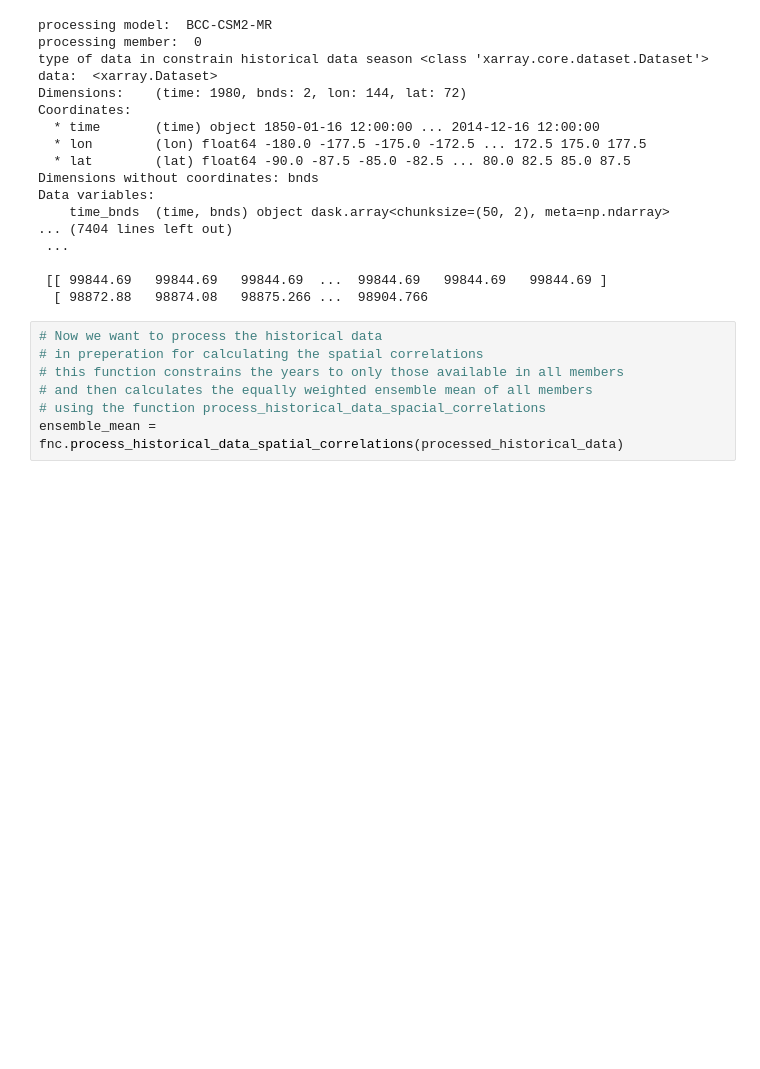
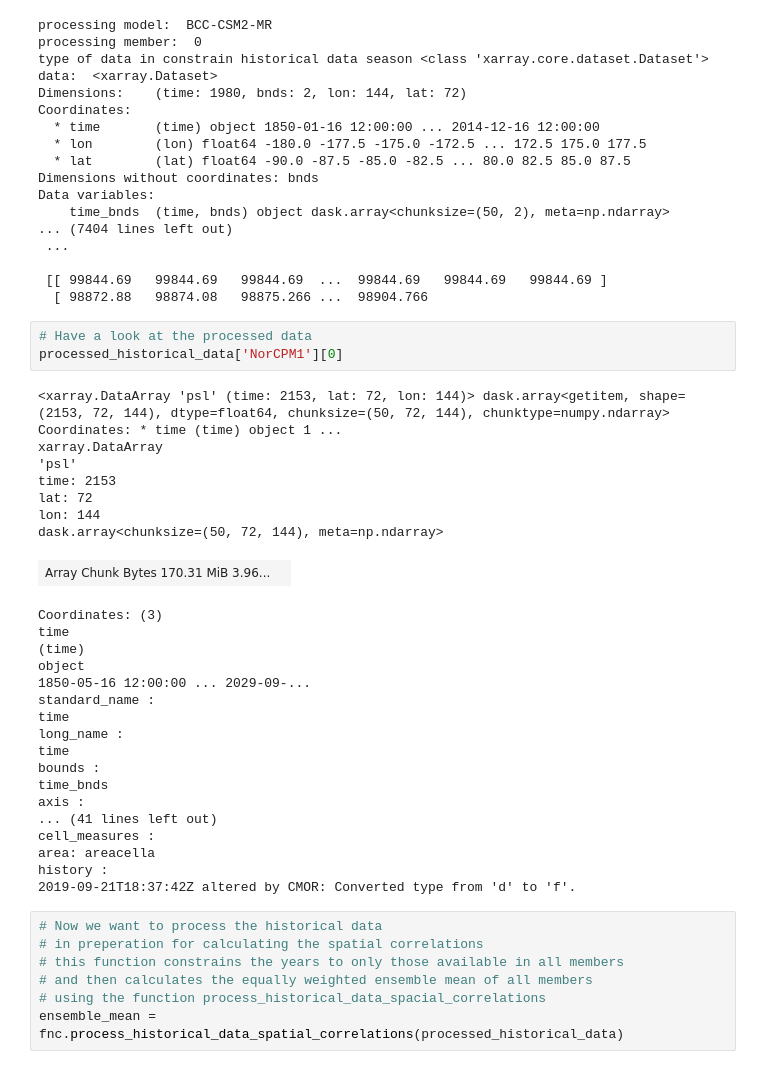
Before and after one commit to benhutchmet/skill-maps-historical, a Jupyter notebook: plotting.ipynb, the cells around one changed output. Drawn from its saved outputs; the diff is of its cells as text; blank space fills up the shorter version.

```diff
--- a/plotting.ipynb
+++ b/plotting.ipynb
@@ -119,6 +119,35 @@ Data variables:
 
  [[ 99844.69   99844.69   99844.69  ...  99844.69   99844.69   99844.69 ]
   [ 98872.88   98874.08   98875.266 ...  98904.766
+# %%
+# Have a look at the processed data
+processed_historical_data['NorCPM1'][0]
+# %% [output]
+<xarray.DataArray 'psl' (time: 2153, lat: 72, lon: 144)> dask.array<getitem, shape=(2153, 72, 144), dtype=float64, chunksize=(50, 72, 144), chunktype=numpy.ndarray> Coordinates: * time (time) object 1 ...
+xarray.DataArray
+'psl'
+time: 2153
+lat: 72
+lon: 144
+dask.array<chunksize=(50, 72, 144), meta=np.ndarray>
+| Array Chunk Bytes 170.31 MiB 3.96... |  |
+Coordinates: (3)
+time
+(time)
+object
+1850-05-16 12:00:00 ... 2029-09-...
+standard_name :
+time
+long_name :
+time
+bounds :
+time_bnds
+axis :
+... (41 lines left out)
+cell_measures :
+area: areacella
+history :
+2019-09-21T18:37:42Z altered by CMOR: Converted type from 'd' to 'f'.
 # %%
 # Now we want to process the historical data
 # in preperation for calculating the spatial correlations
```
Also changed, not shown: 1 other file.
